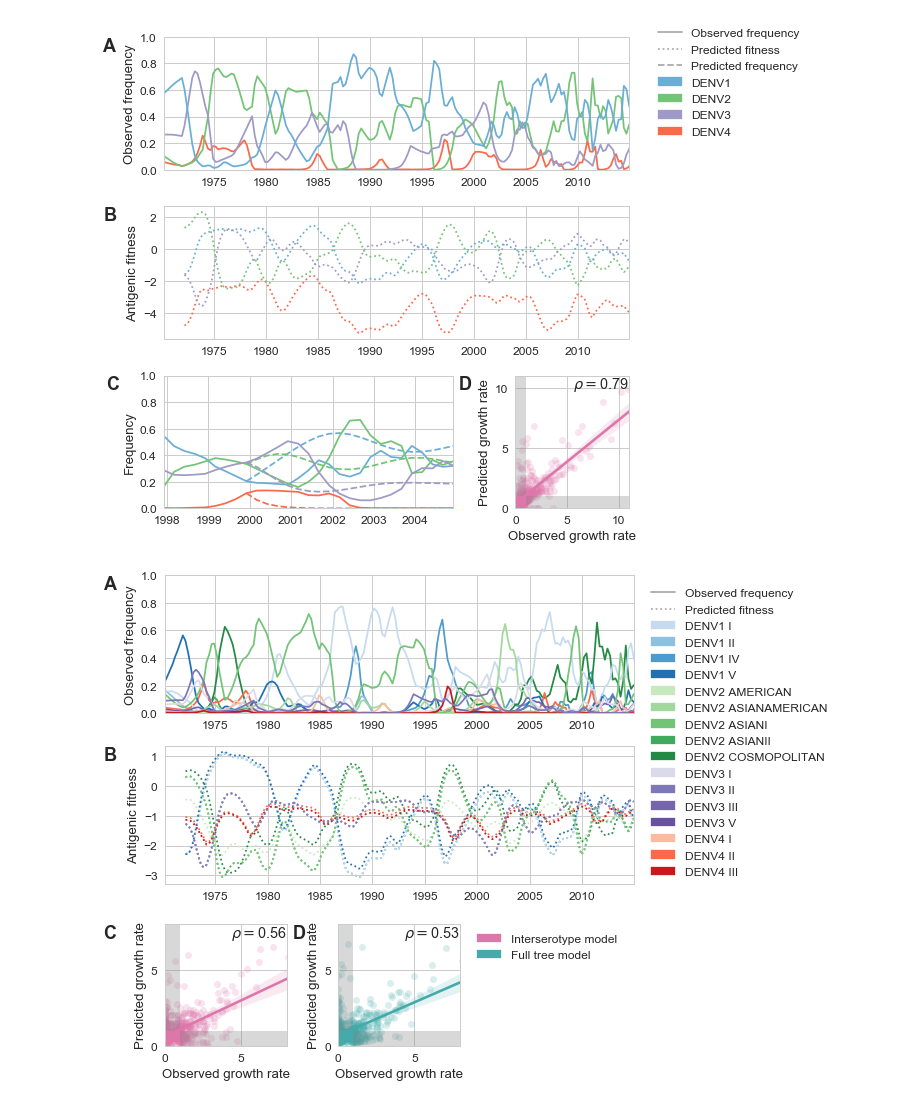
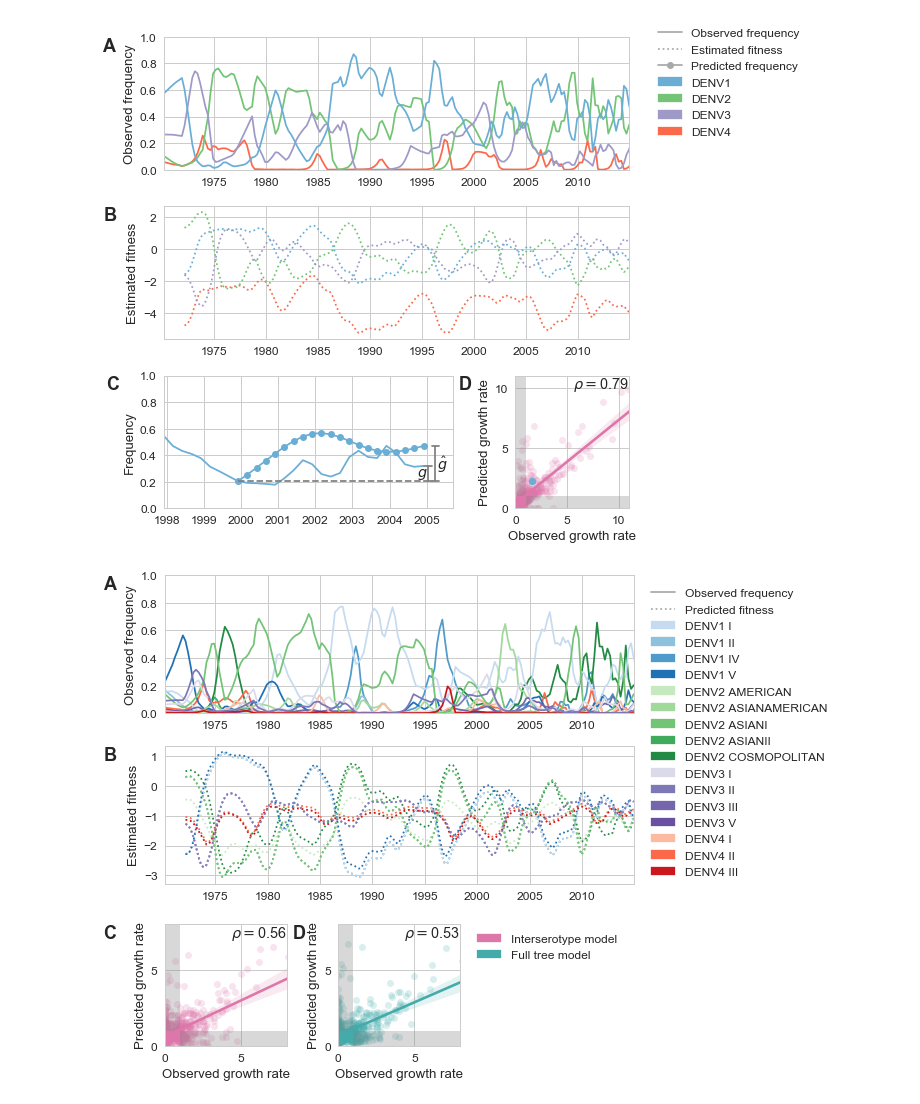
Before and after one commit to blab/dengue-antigenic-dynamics, a Jupyter notebook: figures/fitness-frequencies.ipynb, the cells around one changed output. Saved outputs shown, nothing was run; the diff lists cells and outputs as text; code cells hidden in the pictures.

Commit message:
Make the serotype fitness trajectory example clearer

```diff
--- a/figures/fitness-frequencies.ipynb
+++ b/figures/fitness-frequencies.ipynb
@@ -25,7 +25,7 @@ def plot_fitness_v_frequency(fitness, actual_frequencies, axes = None):
         axes[1].plot(fitness[clade].index.values, fitness[clade], c=c, linestyle=':', label=clade)
         axes[0].plot(actual_frequencies[clade].index.values, actual_frequencies[clade], c=c, linestyle='-')
 
-    axes[1].set_ylabel('Antigenic fitness')
+    axes[1].set_ylabel('Estimated fitness')
     axes[0].set_ylabel('Observed frequency')
 
     axes[0].set_ylim(0,1)
@@ -38,7 +38,7 @@ def plot_fitness_v_frequency(fitness, actual_frequencies, axes = None):
     else:
         plt.show()
 # %%
-def plot_growth_rates(actual, predicted, ax=None, c = 'gray'):
+def plot_growth_rates(actual, predicted, ax=None, c = 'gray', trajectory_demo_clade=None, trajectory_demo=None):
     '''
     For the actual and predicted actual_frequencies, find where both values are non-null and > 0.1
     Plot actual vs. predicted
@@ -61,13 +61,16 @@ def plot_growth_rates(actual, predicted, ax=None, c = 'gray'):
     fit = stats.linregress(actual[mask], predicted[mask])
 
     sns.regplot(actual[mask], predicted[mask], ax = ax, scatter_kws={'alpha': 0.2}, color = c)
+
+    if trajectory_demo_clade and trajectory_demo:
+        ax.scatter(*trajectory_demo, c=colors[trajectory_demo_clade], alpha=1.0, zorder=10000000)
+
     ax.set_xlabel('Observed growth rate')
     ax.set_ylabel('Predicted growth rate')
     ax.text(1,1,r'$\rho =$%.2f'%fit[2], transform=ax.transAxes, ha='right', va='top')
     plt.tight_layout()
 
 
-#     plt.plot(ax.get_xlim(), ax.get_xlim(), c='gray', linestyle='--')
     max_val = actual[mask].flatten().max()
     ax.set_xlim(0,max_val)
     ax.set_ylim(0,max_val)
@@ -117,39 +143,48 @@ def add_subfigure_label(ax, label, x=-0.13, y=1.0):
 ##### SEROTYPES: composite Figure 4
 
 actual_frequencies = pd.read_csv('../data/frequencies/southeast_asia_serotype_frequencies.csv', index_col=0)
 predicted_fitness = pd.read_csv('../fitness_model/southeast_asia/serotype/seasia_serotypes_fitness.csv', index_col=0)
 predicted_growth_rates = pd.read_csv('../fitness_model/southeast_asia/serotype/seasia_seroypes_predicted_growth_rates.csv', index_col=0)
 actual_growth_rates = pd.read_csv('../fitness_model/southeast_asia/serotype/seasia_serotypes_actual_growth_rates.csv', index_col=0)
-trajectory_demo = pd.read_csv('../fitness_model/southeast_asia/serotype/seasia_serotypes_2000_trajectory.csv', index_col=0)
+trajectory = pd.read_csv('../fitness_model/southeast_asia/serotype/seasia_serotypes_2000_trajectory.csv', index_col=0)
 
+## Pull the final actual and predicted growth rates from the trajectory example in panel C
+trajectory_demo_idx = str(trajectory.index.values.max())+'/'+str(trajectory.index.values.max()-5.)
+trajectory_demo_clade = 'DENV1'
+trajectory_demo = [actual_growth_rates[trajectory_demo_clade][trajectory_demo_idx], predicted_growth_rates[trajectory_demo_clade][trajectory_demo_idx]]
+
+### Create and label axes
 fig = plt.figure(figsize=(7.5, 7.5))
 axes = gridspec.GridSpec(nrows = 3, ncols=3)
-
 actual_freq_ax = plt.subplot(axes[0,:])
 add_subfigure_label(actual_freq_ax, 'A')
 fitness_ax = plt.subplot(axes[1,:])
 add_subfigure_label(fitness_ax, 'B')
 trajectory_ax = plt.subplot(axes[2,:-1])
 add_subfigure_label(trajectory_ax, 'C', x=-0.2)
 growth_ax = plt.subplot(axes[2, -1])
 add_subfigure_label(growth_ax, 'D', x=-0.5)
 
+### Plot all four panels
 plot_fitness_v_frequency(predicted_fitness, actual_frequencies, axes=[actual_freq_ax, fitness_ax])
-plot_trajectory_example(actual_frequencies, trajectory_demo, ax=trajectory_ax)
-plot_growth_rates(actual_growth_rates, predicted_growth_rates,ax=growth_ax, c=colors['interserotype_effects'])
-growth_ax.set_xlim(0, 11)
+plot_trajectory_example(actual_frequencies, trajectory, ax=trajectory_ax)
+plot_growth_rates(actual_growth_rates, predicted_growth_rates,ax=growth_ax, c=colors['interserotype_effects'],
+                 trajectory_demo_clade = trajectory_demo_clade, trajectory_demo=trajectory_demo)
+growth_ax.set_xlim(0, 11) ## Square up plot so aspect = 1
 growth_ax.set_ylim(0,11)
 
+### Create legend
 legend_handles = [ lines.Line2D([], [], color='darkgray', linestyle='-',label='Observed frequency'),
-                   lines.Line2D([], [], color='darkgray', linestyle=':',label='Predicted fitness'),
-                   lines.Line2D([], [], color='darkgray', linestyle='--',label='Predicted frequency')]
-legend_labels = ['Observed frequency', 'Predicted fitness', 'Predicted frequency']
+                   lines.Line2D([], [], color='darkgray', linestyle=':',label='Estimated fitness'),
+                   lines.Line2D([], [], color='darkgray', marker='o',label='Predicted frequency')]
+legend_labels = ['Observed frequency', 'Estimated fitness', 'Predicted frequency']
+
 for cl in actual_frequencies.columns.values:
     legend_patch = patches.Patch( color=colors[cl], label=cl)
     legend_handles.append(legend_patch)
     legend_labels.append(cl)
 
 fig.legend(legend_handles, legend_labels,bbox_to_anchor=(1.3,1),bbox_transform=plt.gcf().transFigure)
 plt.savefig('./png/serotype_fitness_model.png', dpi=300, bbox_inches='tight')
 # %% [output]
-[figure, old version]
+[figure, new version]
```
Also changed, not shown: parts of 4 cells of this notebook, 2 other files.
